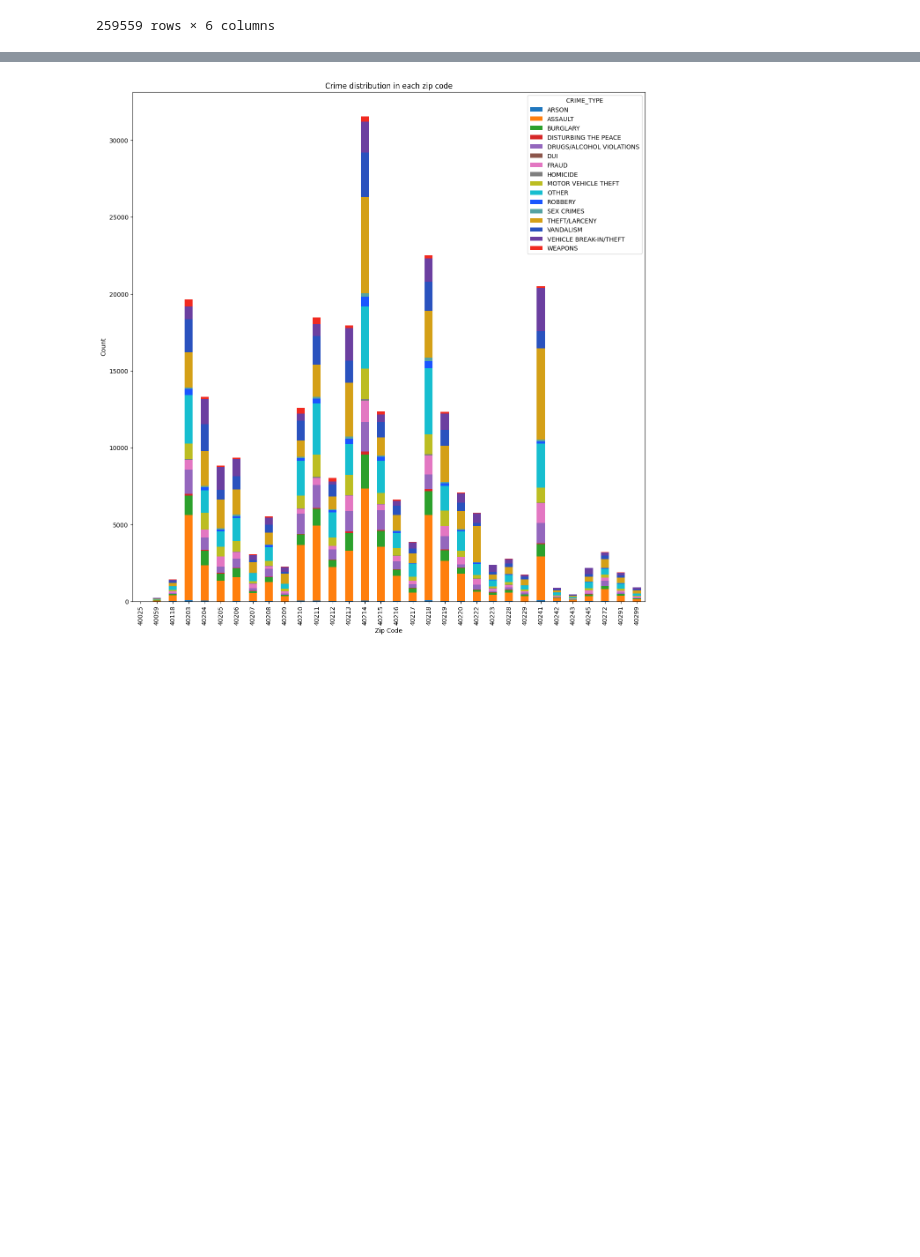
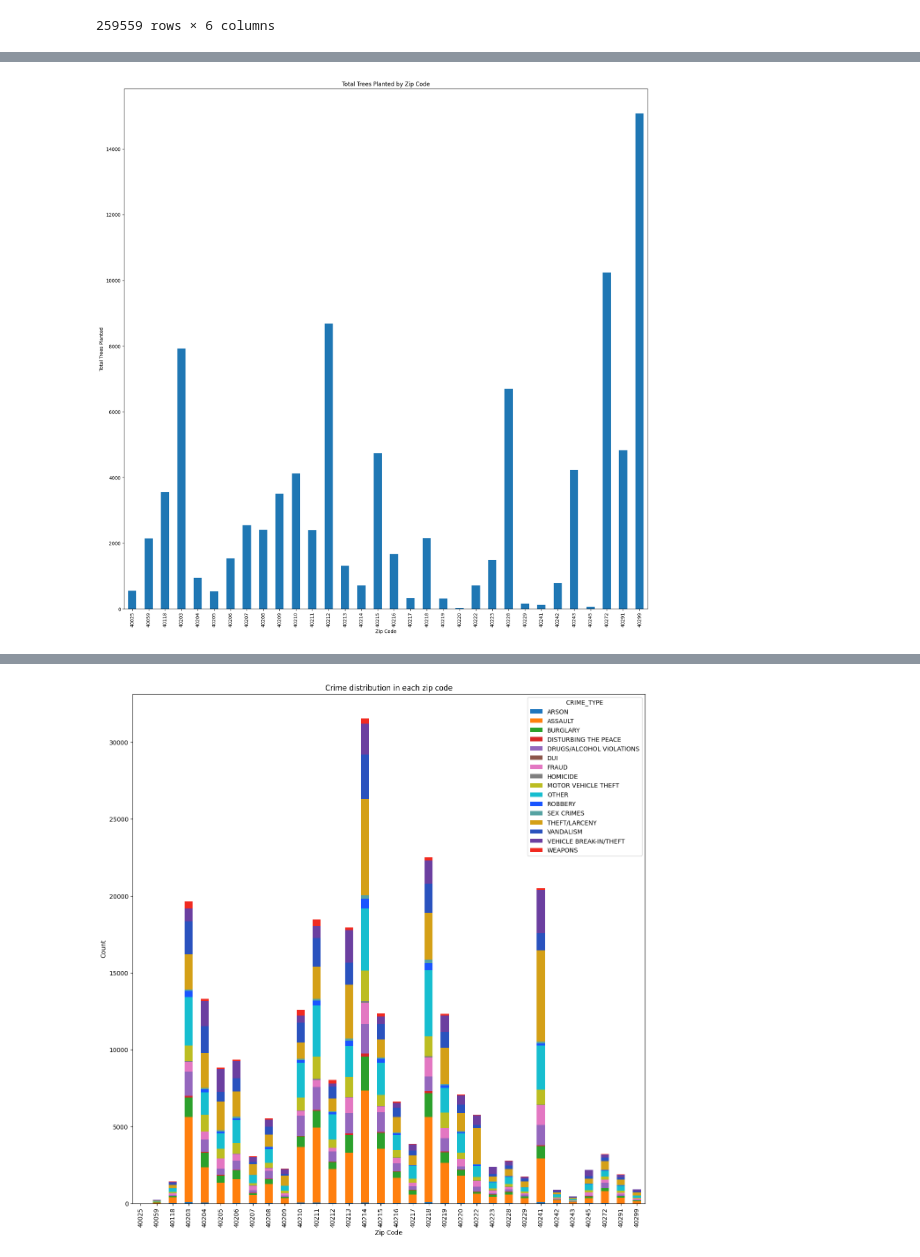
Before and after one commit to ltc870/codelouisville2023finalproject, a Jupyter notebook: finalproject.ipynb, the cells around one changed output, grey strips where cells are left out. Drawn from its saved outputs; the diff is of its cells as text; code cells hidden in the pictures; blank space fills up the shorter version.

```diff
--- a/finalproject.ipynb
+++ b/finalproject.ipynb
@@ -198,0 +232,9 @@ merged_df.sort_values(by=["ZIP_CODE", "CRIME_TYPE"])
+# %%
+grouped = base_df.groupby("ZIP_CODE")["Total_Trees_Planted"].first()
+grouped.plot(kind="bar", figsize=(20, 20))
+plt.title("Total Trees Planted by Zip Code")
+plt.xlabel("Zip Code")
+plt.ylabel("Total Trees Planted")
+plt.show()
+# %% [output]
+[figure, added]
```
Also changed, not shown: parts of 5 cells of this notebook.
